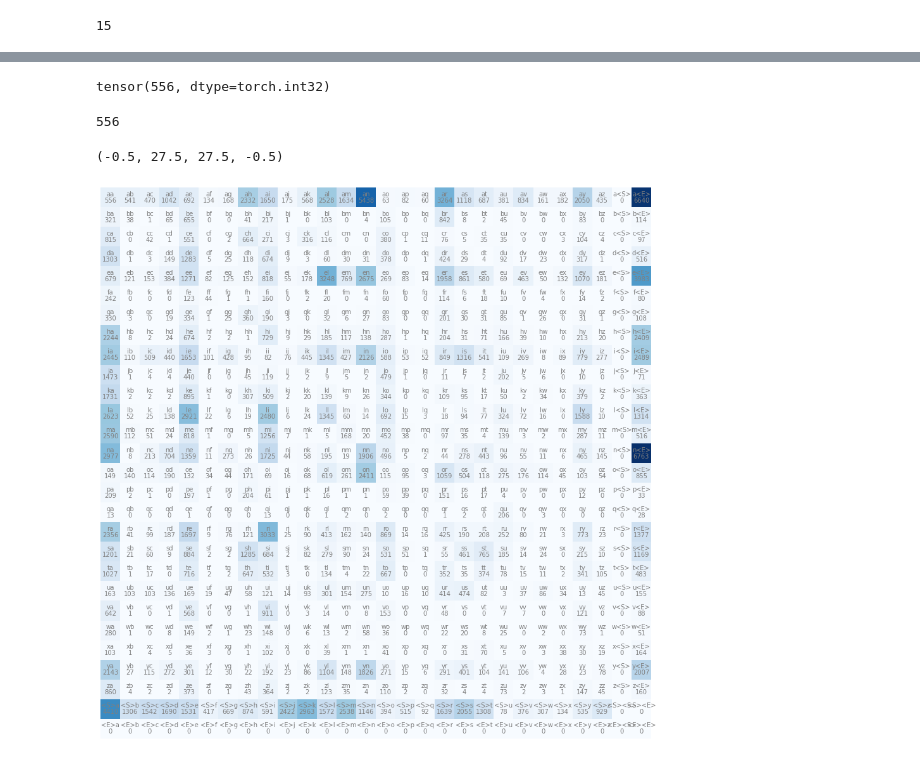
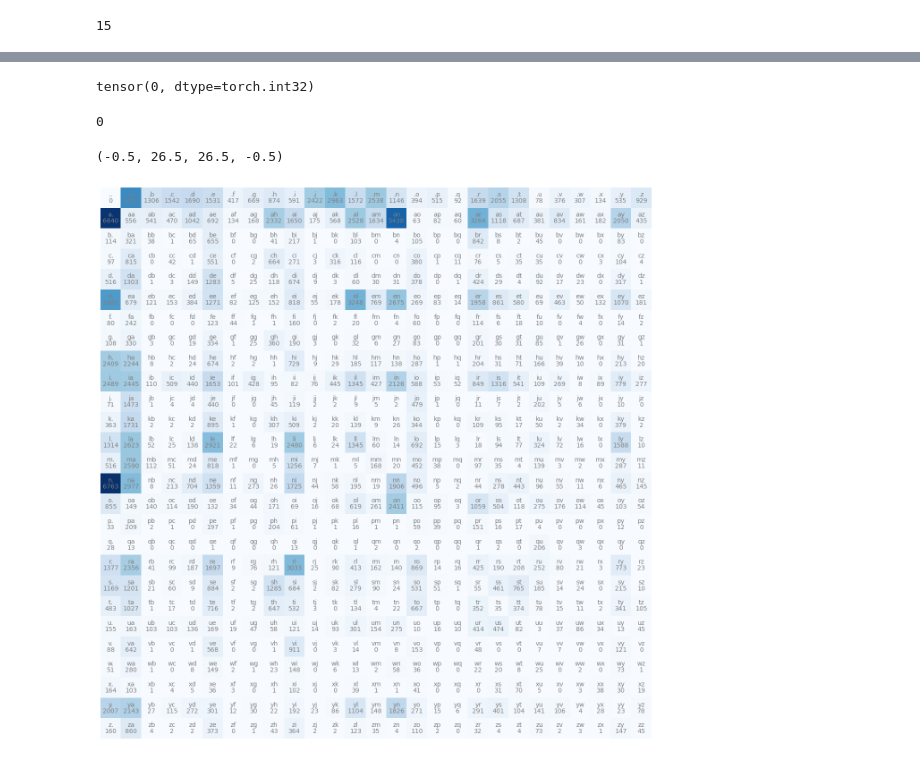
Before and after one commit to kevinwestern/makemore, a Jupyter notebook: makemore.ipynb, the cells around one changed output, grey strips where cells are left out. Saved outputs shown, nothing was run; the diff lists cells and outputs as text; code cells hidden in the pictures.

```diff
--- a/makemore.ipynb
+++ b/makemore.ipynb
@@ -17,6 +17,7 @@ max(len(w) for w in words)
 # %%
 # Get the number of unique characters, sorted
 chars = sorted(list(set(''.join(words))))
-stoi = {s:i for i,s in enumerate(chars)}
-stoi['<S>'] = 26
-stoi['<E>'] = 27
+stoi = {s:i+1 for i,s in enumerate(chars)}
+stoi['.'] = 0
+itos = {i:s for s,i in stoi.items()}
+itos
@@ -23,13 +42,13 @@ stoi['<E>'] = 27
 # %%
 import torch
 num_characters = 26
-special_characters = 2
+special_characters = 1
 total_characters = num_characters + special_characters
 N = torch.zeros((total_characters,total_characters), dtype=torch.int32)
 # %%
 b = {}
 for w in words:
-  chs = ['<S>'] + list(w) + ['<E>']
+  chs = ['.'] + list(w) + ['.']
   for ch1, ch2 in zip(chs, chs[1:]):
     ix1 = stoi[ch1]
     ix2 = stoi[ch2]
@@ -41,20 +58,20 @@ itos = {i:s for s,i in stoi.items()}
 print(N[0,0])
 N[0,0].item()
 # %% [output]
-tensor(556, dtype=torch.int32)
+tensor(0, dtype=torch.int32)
-556
+0
 # %%
 import matplotlib.pyplot as plt
 %matplotlib inline
 
 plt.figure(figsize=(16,16))
 plt.imshow(N, cmap='Blues')
-for i in range(28):
-  for j in range(28):
+for i in range(27):
+  for j in range(27):
     chstr = itos[i] + itos[j]
     plt.text(j, i, chstr, ha="center", va="bottom", color="gray")
     plt.text(j, i, N[i,j].item(), ha="center", va="top", color="gray")
 plt.axis('off')
 # %% [output]
-(-0.5, 27.5, 27.5, -0.5)
+(-0.5, 26.5, 26.5, -0.5)
-[figure, old version]
+[figure, new version]
```
Also changed, not shown: parts of 11 cells of this notebook.
